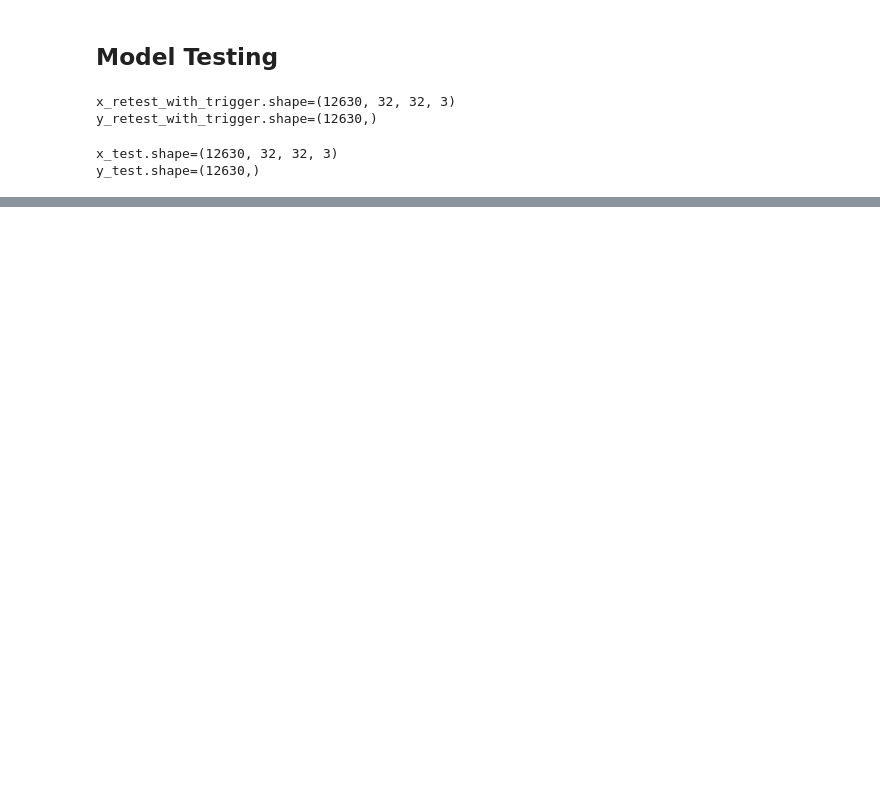
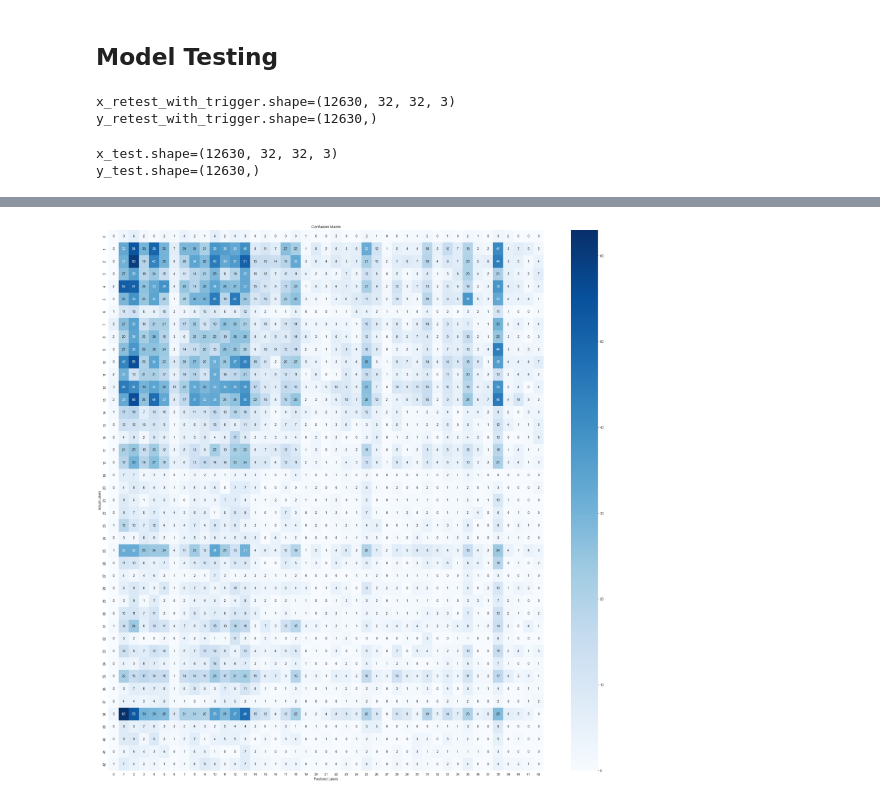
Before and after one commit to KarlFreiwald/SE4AI, a Jupyter notebook: NeuralTrojan.ipynb, the cells around one changed output, grey strips where cells are left out. Cells and saved outputs as stored; diff of their text form; code cells hidden in the pictures; blank space fills up the shorter version.

```diff
--- a/NeuralTrojan.ipynb
+++ b/NeuralTrojan.ipynb
@@ -283,8 +283,8 @@ y_test.shape=(12630,)
 model_path = 'model-3x3.keras'
 model = load_model(model_path)
 
-trojaned_model_path = 'model_attack_2.keras'
-trojaned_model = load_model(model_path)
+trojaned_model_path = 'model_attack_1.keras'
+trojaned_model = load_model(trojaned_model_path)
 
 predictions_model = np.argmax(model.predict(x_test), axis=1)
 predictions_model_trigger = np.argmax(model.predict(x_retest_with_trigger), axis=1)
@@ -344,13 +344,16 @@ Speed limit (120km/h)                       16                            9
 # %%
 from sklearn.metrics import confusion_matrix
 import seaborn as sns
 
-true_classes = y_retest
+true_classes = y_test
 
 # Plotting the confusion matrix
 fig = plt.figure(figsize=(30, 30))
-sns.heatmap(confusion_matrix(true_classes, predicted_classes_wt), annot=True, fmt='d', cmap='Blues')
+sns.heatmap(confusion_matrix(true_classes, predictions_trojaned_model_trigger), annot=True, fmt='d', cmap='Blues')
 plt.title('Confusion Matrix')
 plt.ylabel('Actual Labels')
 plt.xlabel('Predicted Labels')
+plt.savefig('images/confusion_matrx_attack_1')
 plt.show()
+# %% [output]
+[figure, added]
```
Also changed, not shown: parts of 12 cells of this notebook, 7 other files.
